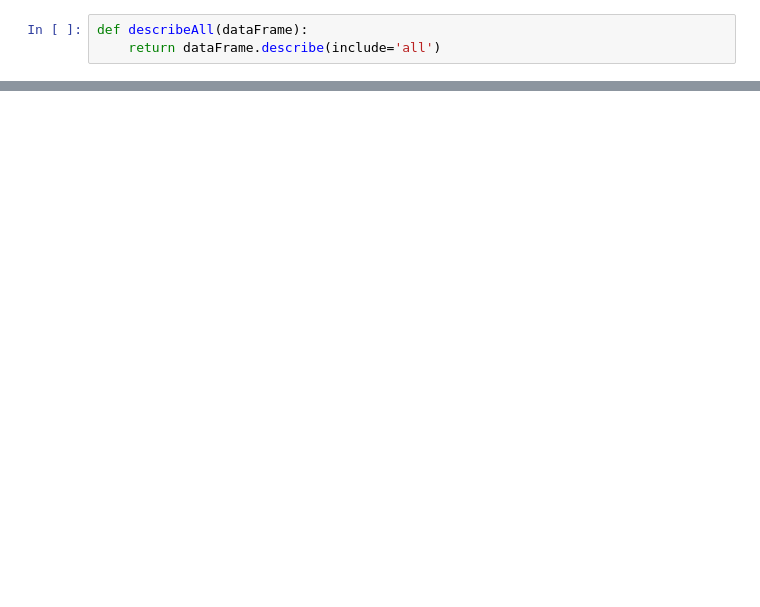
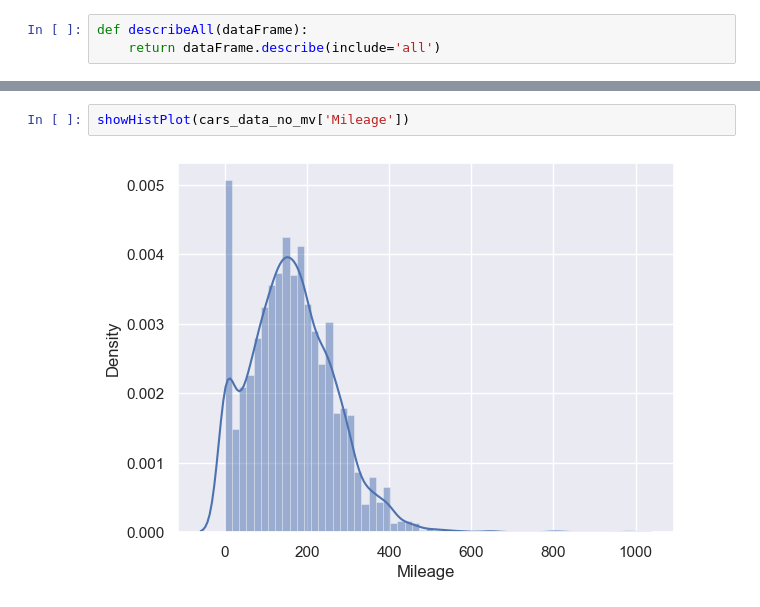
Before and after one commit to rohitkhatri75436/Data-science-learing, a Jupyter notebook: revision/TrainAndTestExample.ipynb, the cells around one changed output, grey strips where cells are left out. Cells and saved outputs as stored; diff of their text form; blank space fills up the shorter version.

```diff
--- a/revision/TrainAndTestExample.ipynb
+++ b/revision/TrainAndTestExample.ipynb
@@ -50,0 +153,4 @@ describeAll(cars_data)
+# %%
+showHistPlot(cars_data_no_mv['Mileage'])
+# %% [output]
+[figure, added]
```
Also changed, not shown: parts of 39 cells of this notebook, 4 other files.
